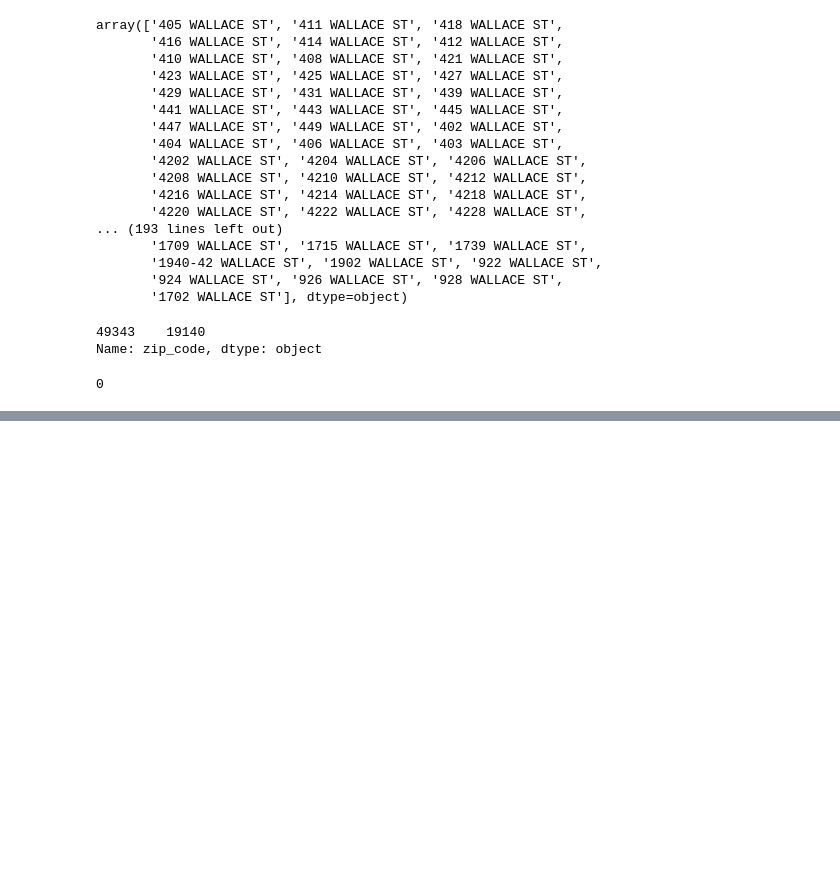
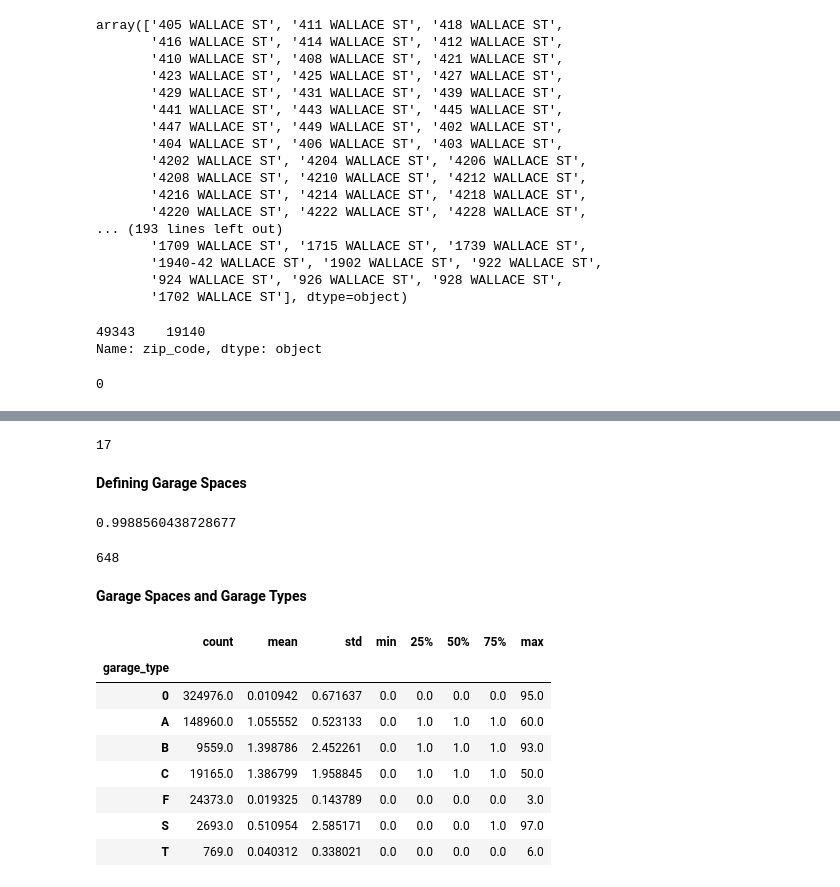
Before and after one commit to AP58PRAD/Philadelphia-House-Pricing, a Jupyter notebook: Data Cleaning.ipynb, the cells around one changed output, grey strips where cells are left out. Drawn from its saved outputs; the diff is of its cells as text; code cells hidden in the pictures; blank space fills up the shorter version.

```diff
--- a/Data Cleaning.ipynb
+++ b/Data Cleaning.ipynb
@@ -814,0 +969,2 @@ df['zip_code'].isna().sum()
+# %%
+df['fireplaces'].fillna(0,inplace=True)
@@ -814,0 +979,14 @@ df['zip_code'].isna().sum()
+# %%
+def bin_fireplaces(x):
+    if x == 0:
+        return '0'
+    elif x==1:
+        return '1'
+    elif x=='2':
+        return '2'
+    elif x == 3:
+        return '3'
+    else:
+        return '>3'
+# %%
+df['fireplaces']=df['fireplaces'].apply(lambda x: bin_fireplaces(x))
@@ -814,0 +1100,28 @@ df['zip_code'].isna().sum()
+# %%
+df['garage_spaces'].isna().sum()
+# %% [output]
+17
+# %% [markdown]
+<b> Defining Garage Spaces </b>
+# %%
+len(df[df['garage_spaces']<=4])/len(df)
+# %% [output]
+0.9988560438728677
+# %%
+len(df[df['garage_spaces']>4])
+# %% [output]
+648
+# %% [markdown]
+<b> Garage Spaces and Garage Types </b>
+# %%
+df.groupby('garage_type')['garage_spaces'].describe()
+# %% [output]
+|  | count | mean | std | min | 25% | 50% | 75% | max |
+| garage_type |  |  |  |  |  |  |  |  |
+| 0 | 324976.0 | 0.010942 | 0.671637 | 0.0 | 0.0 | 0.0 | 0.0 | 95.0 |
+| A | 148960.0 | 1.055552 | 0.523133 | 0.0 | 1.0 | 1.0 | 1.0 | 60.0 |
+| B | 9559.0 | 1.398786 | 2.452261 | 0.0 | 1.0 | 1.0 | 1.0 | 93.0 |
+| C | 19165.0 | 1.386799 | 1.958845 | 0.0 | 1.0 | 1.0 | 1.0 | 50.0 |
+| F | 24373.0 | 0.019325 | 0.143789 | 0.0 | 0.0 | 0.0 | 0.0 | 3.0 |
+| S | 2693.0 | 0.510954 | 2.585171 | 0.0 | 0.0 | 0.0 | 1.0 | 97.0 |
+| T | 769.0 | 0.040312 | 0.338021 | 0.0 | 0.0 | 0.0 | 0.0 | 6.0 |
```
Also changed, not shown: parts of 73 cells of this notebook.
